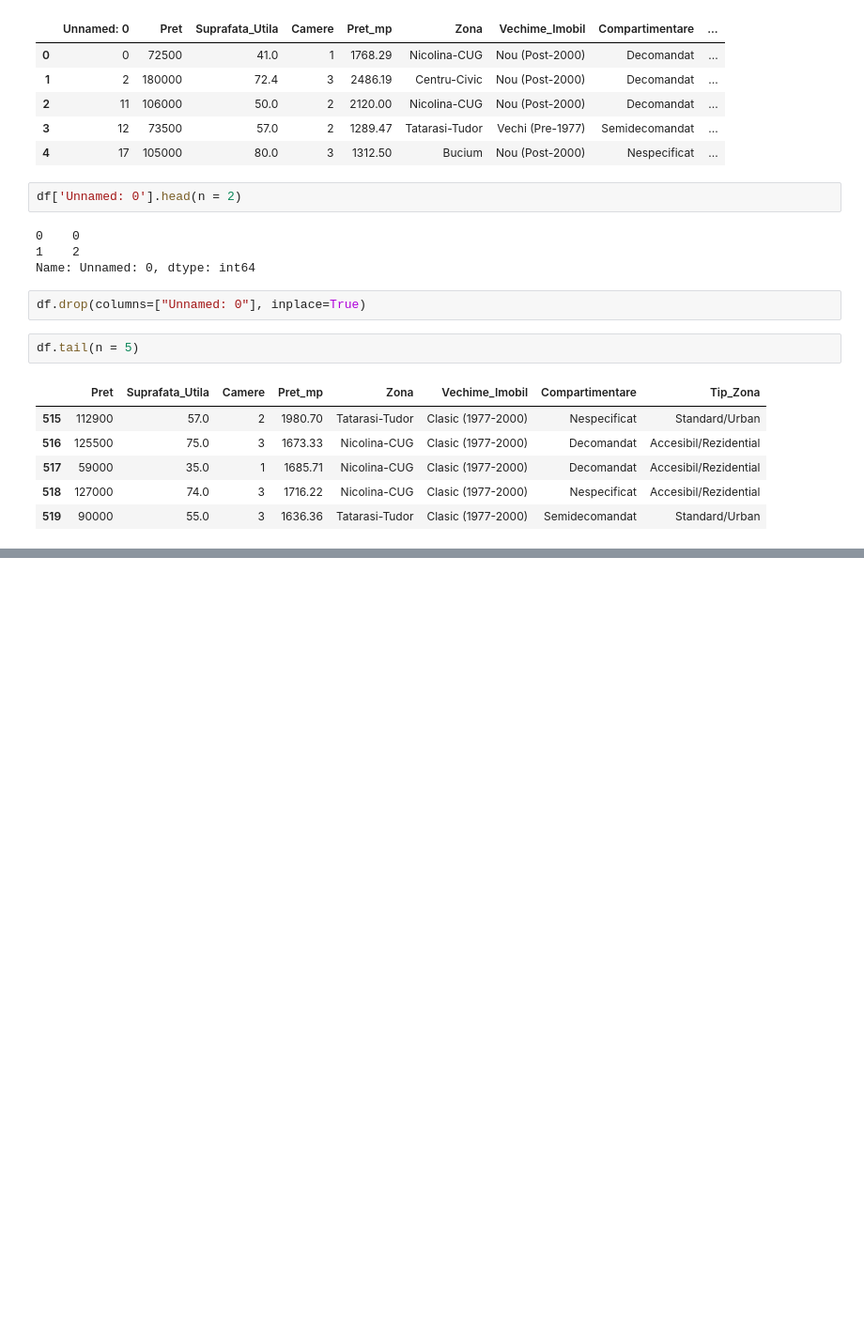
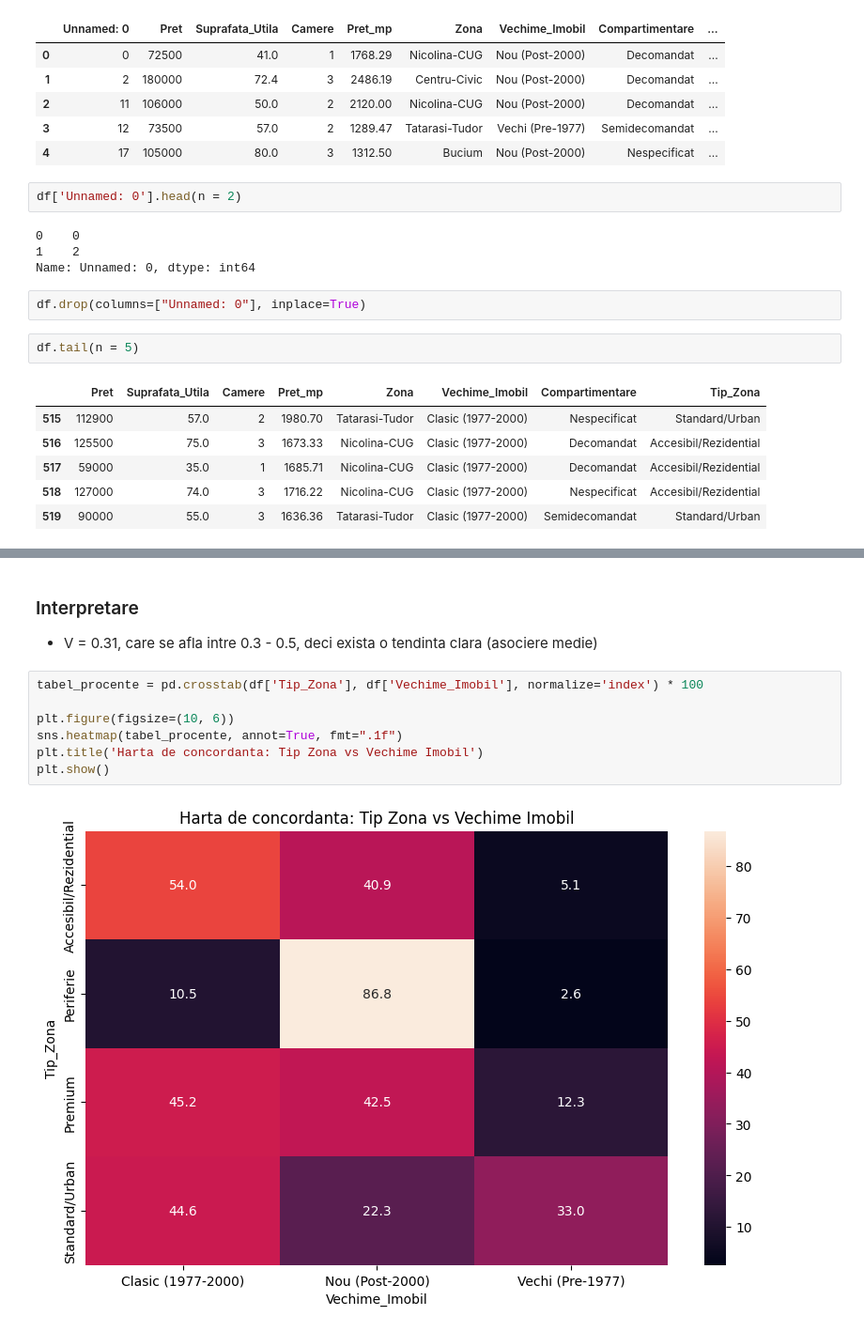
Before and after one commit to BejenaruIoanMatei/iasi-housing-market-analysis, a Jupyter notebook: notebooks/3_exploratory_analysis.ipynb, the cells around one changed output, grey strips where cells are left out. Shown at 94% size. Drawn from its saved outputs; the diff is of its cells as text; blank space fills up the shorter version.

```diff
--- a/notebooks/3_exploratory_analysis.ipynb
+++ b/notebooks/3_exploratory_analysis.ipynb
@@ -49,0 +252,13 @@ Analiza statistica a variabilelor categoriale
+# %% [markdown]
+### Interpretare
+
+- V = 0.31, care se afla intre 0.3 - 0.5, deci exista o tendinta clara (asociere medie)
+# %%
+tabel_procente = pd.crosstab(df['Tip_Zona'], df['Vechime_Imobil'], normalize='index') * 100
+
+plt.figure(figsize=(10, 6))
+sns.heatmap(tabel_procente, annot=True, fmt=".1f")
+plt.title('Harta de concordanta: Tip Zona vs Vechime Imobil')
+plt.show()
+# %% [output]
+[figure, added]
```
Also changed, not shown: parts of 24 cells of this notebook.
